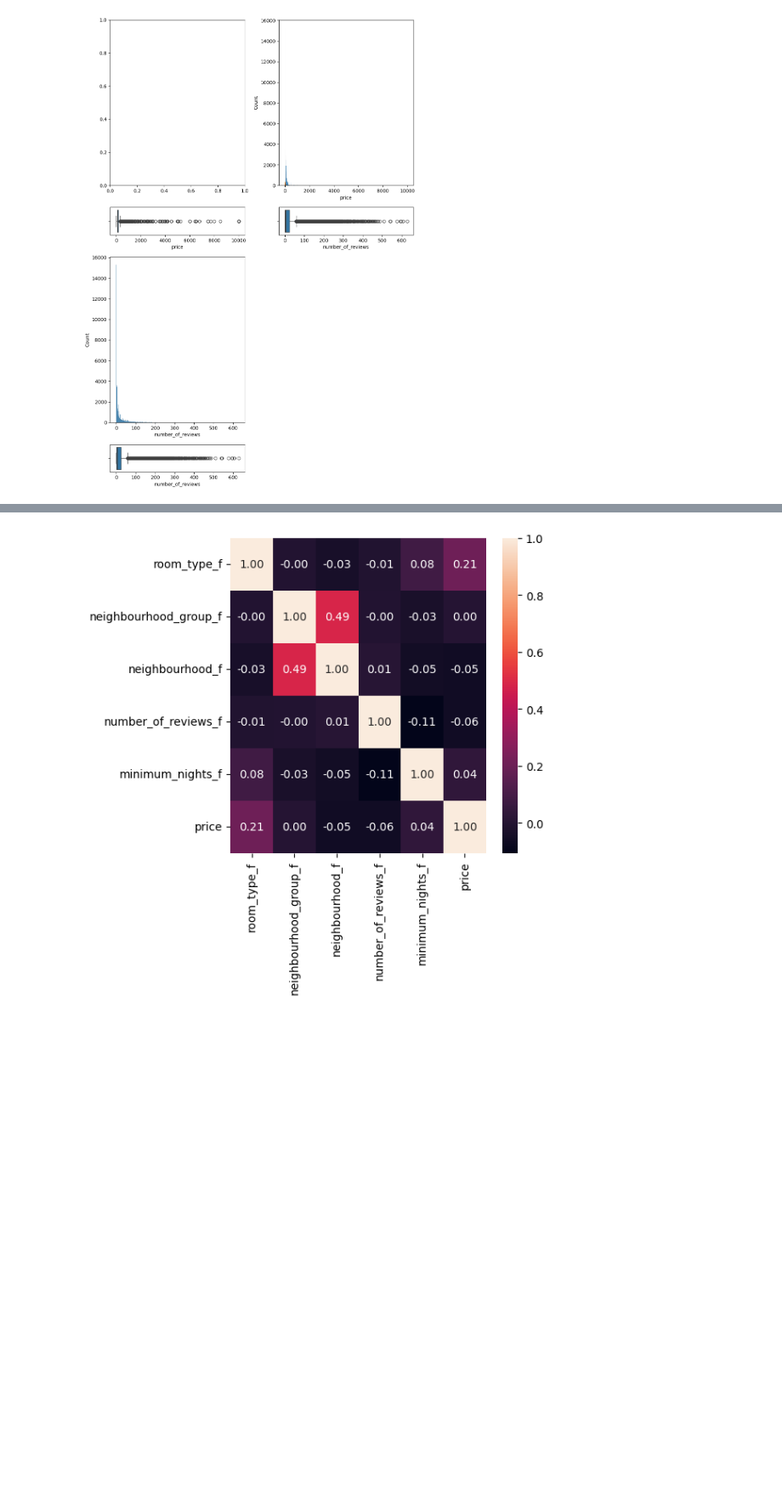
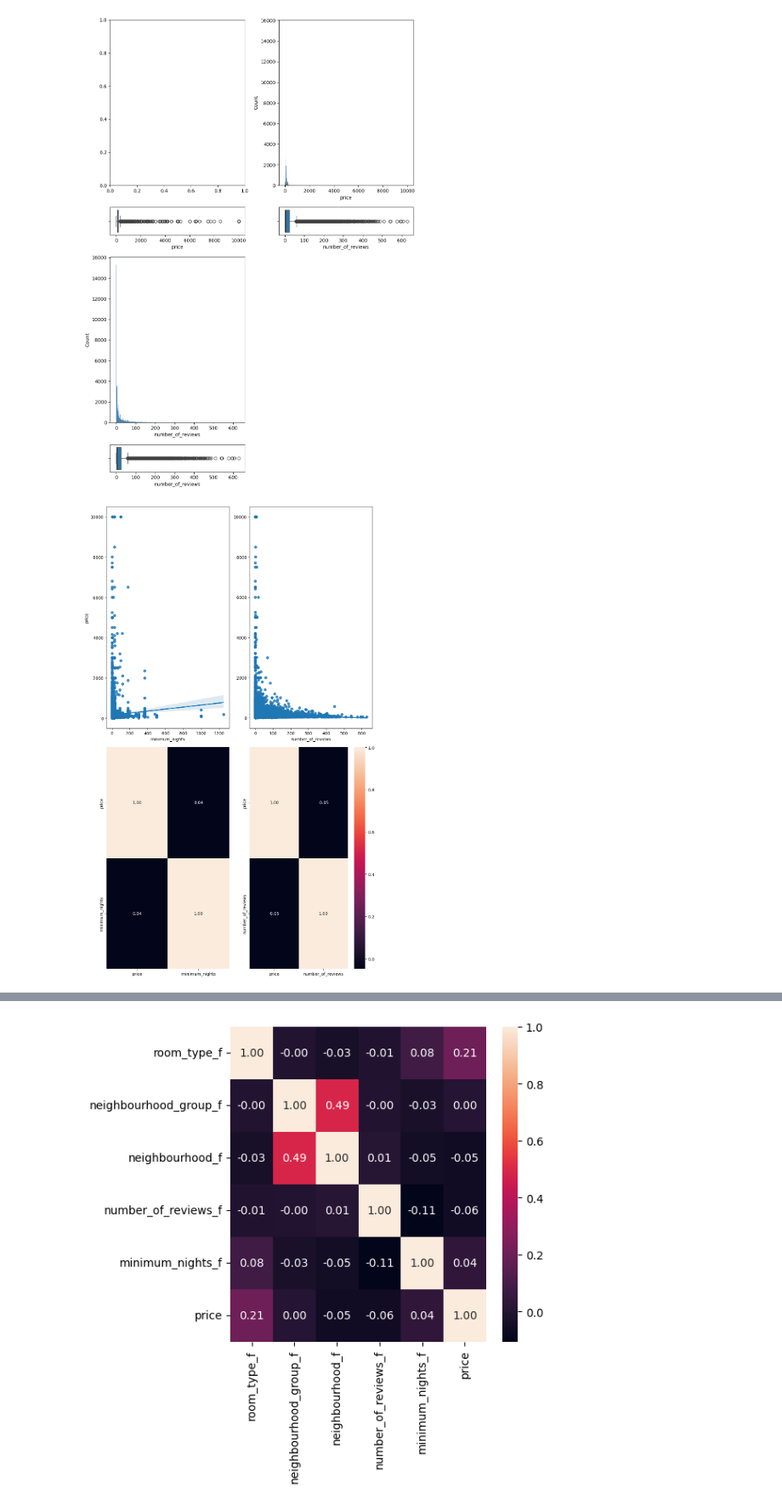
Before and after one commit to amalia1501/machine-learning-python-template, a Jupyter notebook: src/explore.ipynb, the cells around one changed output, grey strips where cells are left out. Shown at 85% size. Drawn from its saved outputs; the diff is of its cells as text; code cells hidden in the pictures; blank space fills up the shorter version.

```diff
--- a/src/explore.ipynb
+++ b/src/explore.ipynb
@@ -173,4 +173,28 @@ fig.delaxes(axis[3, 1])
 plt.show()
 # %% [output]
 [figure]
+# %%
+# Paso 4: Análisis de variables multivariante
+
+# Analisis de variables numericas-numericas
+
+
+fig, axis = plt.subplots(2, 2, figsize = (10, 16))
+
+sns.regplot(ax = axis[0, 0], data = data, x = "minimum_nights", y = "price")
+sns.heatmap(data[["price", "minimum_nights"]].corr(), annot = True, fmt = ".2f", ax = axis[1, 0], cbar = False)
+
+sns.regplot(ax = axis[0, 1], data = data, x = "number_of_reviews", y = "price").set(ylabel = None)
+sns.heatmap(data[["price", "number_of_reviews"]].corr(), annot = True, fmt = ".2f", ax = axis[1, 1])
+
+# fig.delaxes(axis[2, 1])
+# fig.delaxes(axis[3, 1])
+
+# Adjust layout
+plt.tight_layout()
+
+# Show the plot
+plt.show()
+# %% [output]
+[figure, added]
 # %%
```
Also changed, not shown: parts of 20 cells of this notebook.
